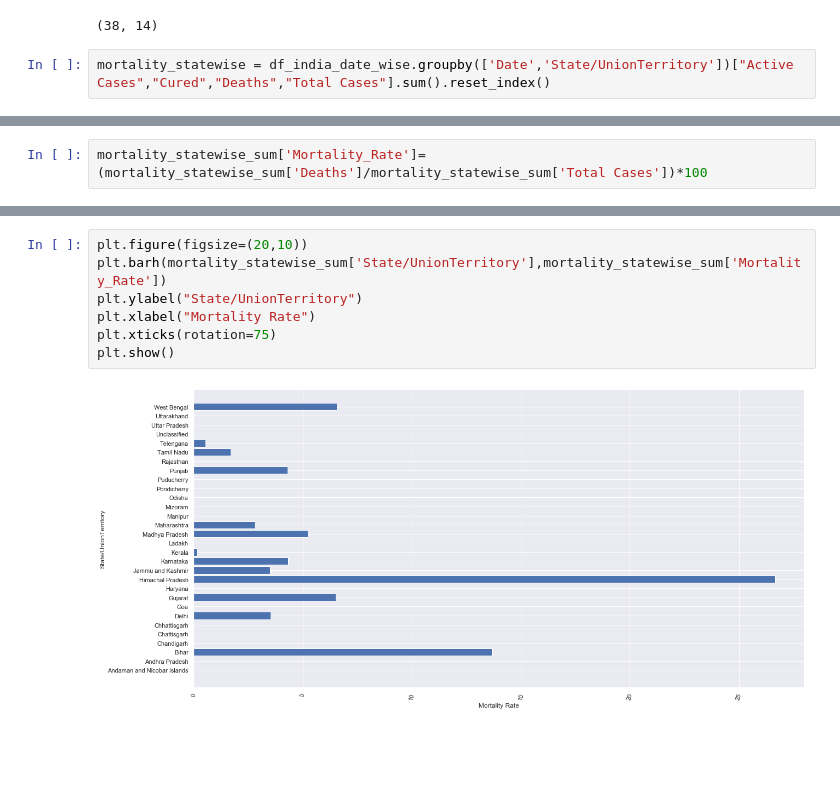
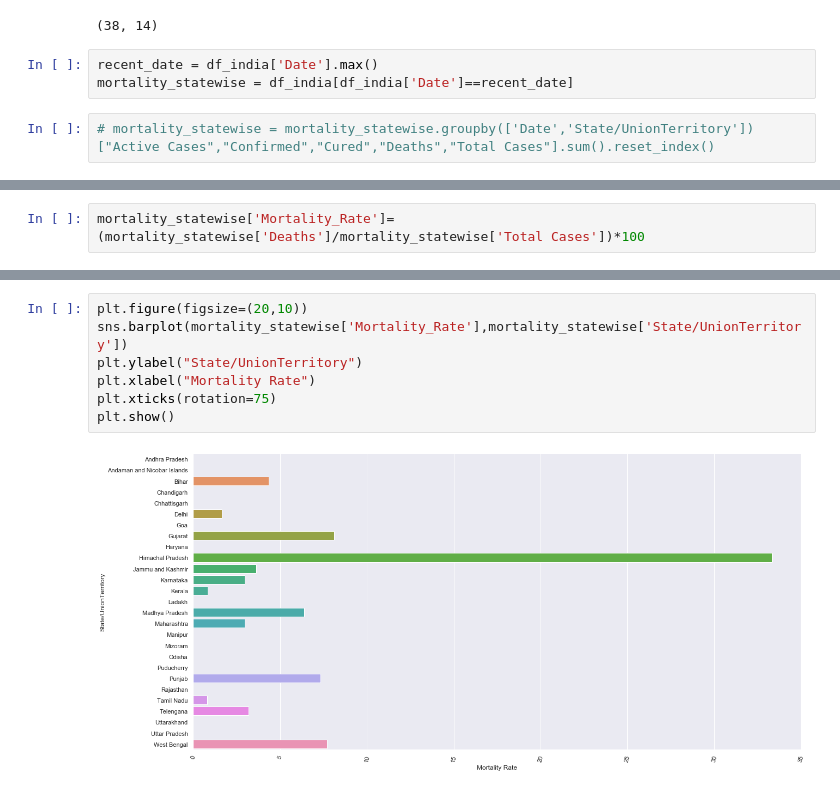
Before and after one commit to indranil180/Covid_19_India, a Jupyter notebook: COVID_India.ipynb, the cells around one changed output, grey strips where cells are left out. Cells and saved outputs as stored; diff of their text form; blank space fills up the shorter version.

```diff
--- a/COVID_India.ipynb
+++ b/COVID_India.ipynb
@@ -647,8 +606,11 @@ df_hospital_bed.head()
 df_hospital_bed.shape
 # %% [output]
 (38, 14)
+# %%
+recent_date = df_india['Date'].max()
+mortality_statewise = df_india[df_india['Date']==recent_date]
 # %%
-mortality_statewise = df_india_date_wise.groupby(['Date','State/UnionTerritory'])["Active Cases","Cured","Deaths","Total Cases"].sum().reset_index()
+# mortality_statewise = mortality_statewise.groupby(['Date','State/UnionTerritory'])["Active Cases","Confirmed","Cured","Deaths","Total Cases"].sum().reset_index()
 # %%
 mortality_statewise.head()
 # %% [output]
@@ -684,2 +627,2 @@ mortality_statewise_sum.head(30)
 # %%
-mortality_statewise_sum['Mortality_Rate']=(mortality_statewise_sum['Deaths']/mortality_statewise_sum['Total Cases'])*100
+mortality_statewise['Mortality_Rate']=(mortality_statewise['Deaths']/mortality_statewise['Total Cases'])*100
@@ -715,9 +653,9 @@ plt.show()
 # %%
 plt.figure(figsize=(20,10))
-plt.barh(mortality_statewise_sum['State/UnionTerritory'],mortality_statewise_sum['Mortality_Rate'])
+sns.barplot(mortality_statewise['Mortality_Rate'],mortality_statewise['State/UnionTerritory'])
 plt.ylabel("State/UnionTerritory")
 plt.xlabel("Mortality Rate")
 plt.xticks(rotation=75)
 plt.show()
 # %% [output]
-[figure, old version]
+[figure, new version]
```
Also changed, not shown: parts of 40 cells of this notebook.
